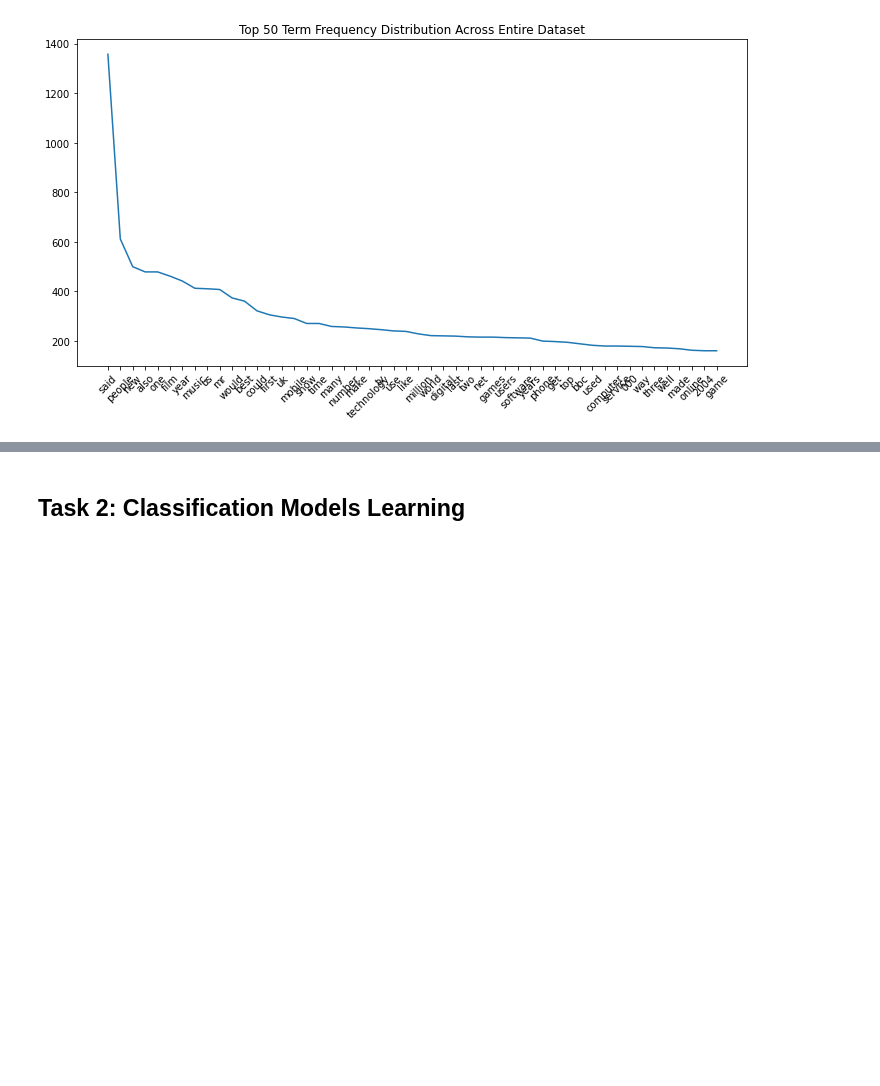
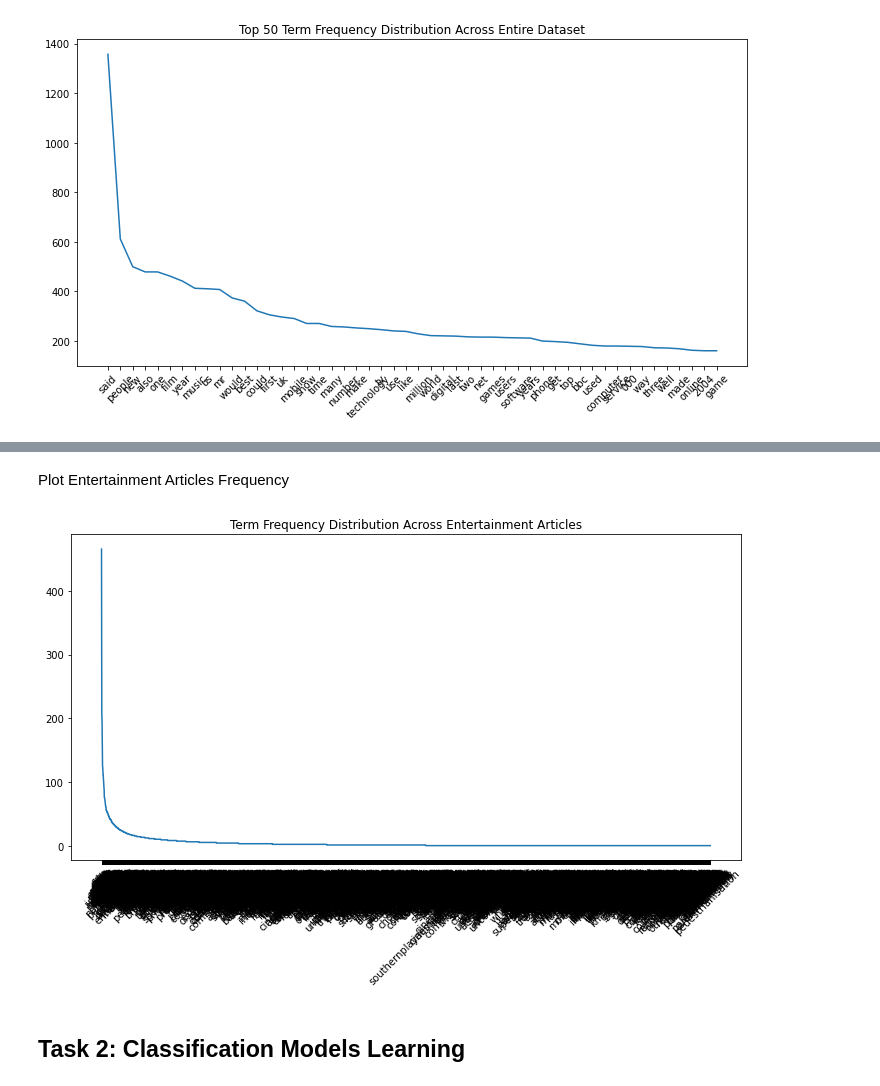
Before and after one commit to waldosingleton/Assignment_3, a Jupyter notebook: Group_1.ipynb, the cells around one changed output, grey strips where cells are left out. Cells and saved outputs as stored; diff of their text form; code cells hidden in the pictures; blank space fills up the shorter version.

```diff
--- a/Group_1.ipynb
+++ b/Group_1.ipynb
@@ -144,3 +193,15 @@ plt.show()
+# %% [markdown]
+Plot Entertainment Articles Frequency
+# %%
+x = entertainment_totals['Terms']
+y = entertainment_totals['Total']
+plt.figure(figsize=(12, 6))
+plt.plot(x, y)
+plt.xticks(rotation = 45)
+plt.title('Term Frequency Distribution Across Entertainment Articles')
+plt.show()
+# %% [output]
+[figure, added]
 # %% [markdown]
 ## Task 2: Classification Models Learning
 # %% [markdown]
```
Also changed, not shown: parts of 6 cells of this notebook.
